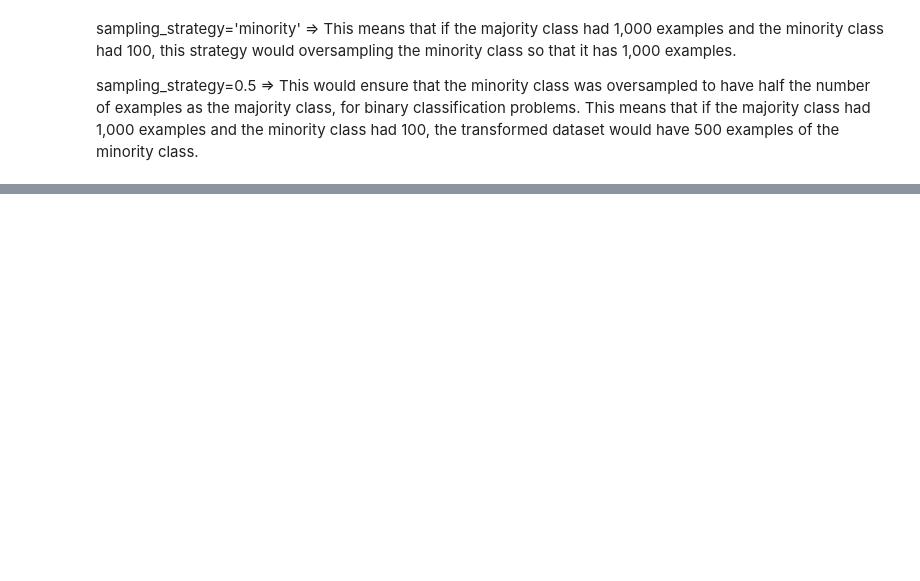
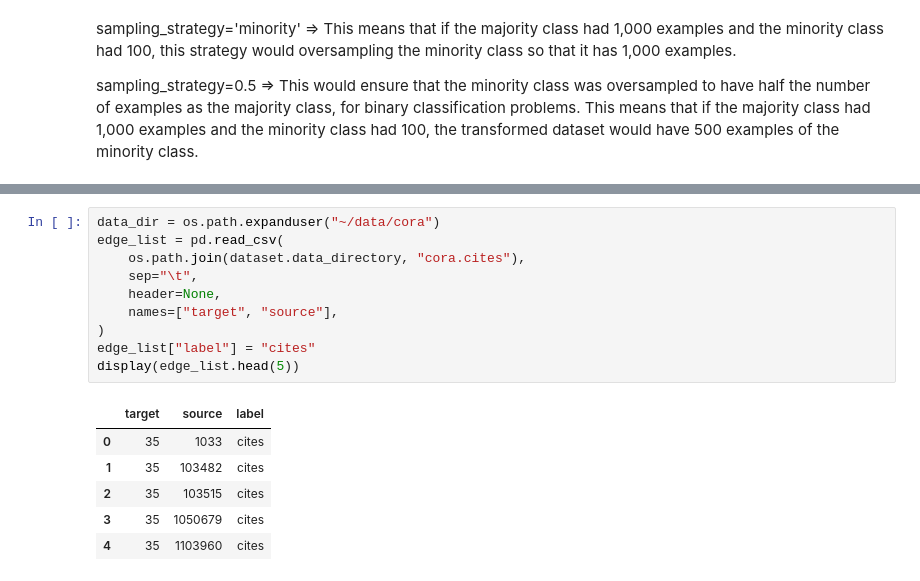
Before and after one commit to SeyfGoumeida/Supervised_Learning_Cora_Citeseed_PubMed, a Jupyter notebook: Projet_«_Apprentissage_supervisé_».ipynb, the cells around one changed output, grey strips where cells are left out. Drawn from its saved outputs; the diff is of its cells as text; blank space fills up the shorter version.

```diff
--- a/Projet_«_Apprentissage_supervisé_».ipynb
+++ b/Projet_«_Apprentissage_supervisé_».ipynb
@@ -189,0 +222,17 @@ sampling_strategy=0.5 => This would ensure that the minority class was oversampl
+# %%
+data_dir = os.path.expanduser("~/data/cora")
+edge_list = pd.read_csv(
+    os.path.join(dataset.data_directory, "cora.cites"),
+    sep="\t",
+    header=None,
+    names=["target", "source"],
+)
+edge_list["label"] = "cites"
+display(edge_list.head(5))
+# %% [output]
+|  | target | source | label |
+| 0 | 35 | 1033 | cites |
+| 1 | 35 | 103482 | cites |
+| 2 | 35 | 103515 | cites |
+| 3 | 35 | 1050679 | cites |
+| 4 | 35 | 1103960 | cites |
```
Also changed, not shown: parts of 4 cells of this notebook.
